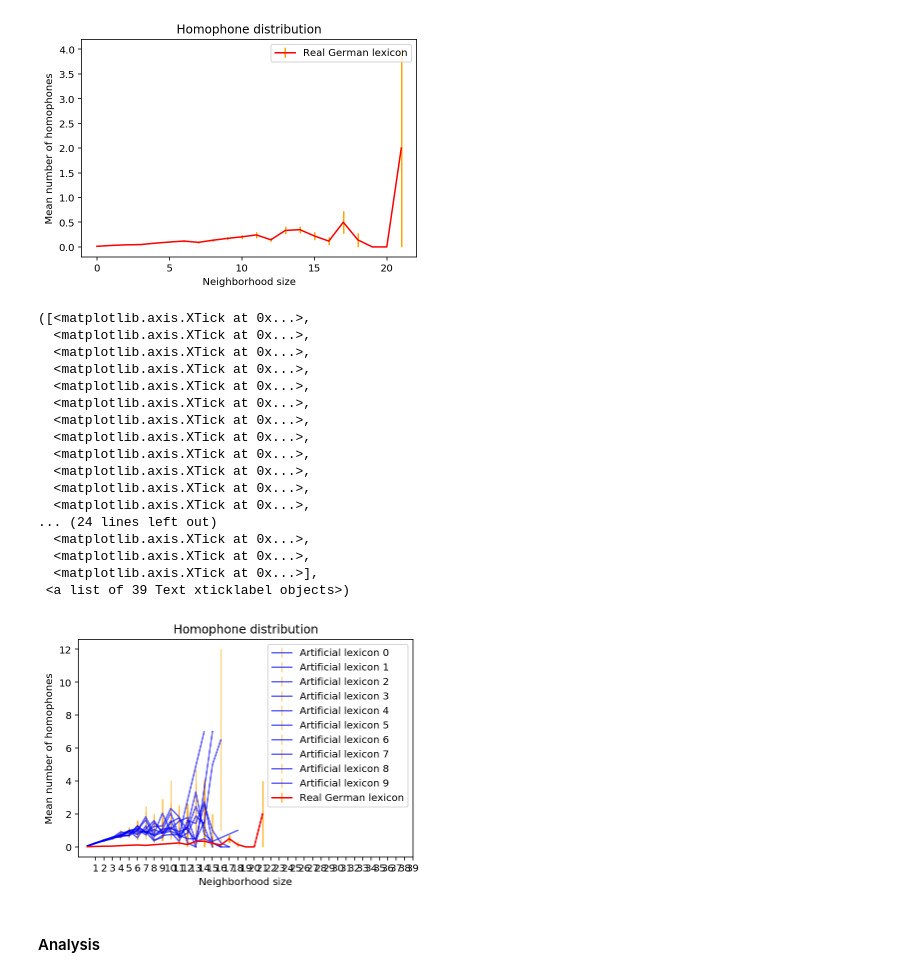
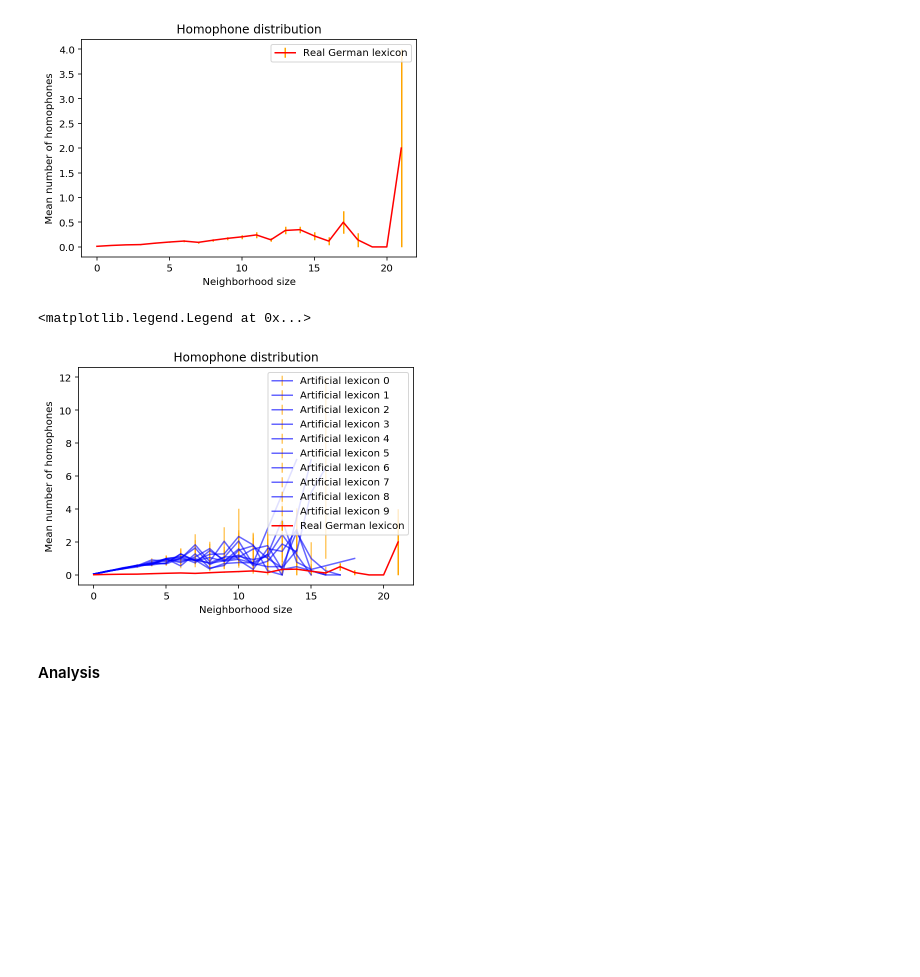
Before and after one commit to seantrott/homophone_simulations, a Jupyter notebook: minimal_pairs_analysis.ipynb, the cells around one changed output. Saved outputs shown, nothing was run; the diff lists cells and outputs as text; code cells hidden in the pictures; blank space fills up the shorter version.

```diff
--- a/minimal_pairs_analysis.ipynb
+++ b/minimal_pairs_analysis.ipynb
@@ -416,38 +428,21 @@ df_artificials = pd.concat(artificials)
 # %%
 plt.title("Homophone distribution")
 plt.xlabel("Neighborhood size")
 plt.ylabel("Mean number of homophones")
 
 for i, df in enumerate(artificials):
 
     plt.errorbar(df['num_sylls'], df['mean_homophones'], alpha = .6,
                         yerr=df['sem_homophones'], color = "blue", ecolor="orange",
                 label = "Artificial lexicon {x}".format(x=i))
 
 plt.errorbar(df_agg_real['num_sylls'], df_agg_real['mean_homophones'],
                     yerr=df_agg_real['sem_homophones'], color="red", ecolor="orange",
             label = "Real German lexicon")
 plt.legend(loc='upper right')
-plt.xticks(list(range(1, 40)))
 # %% [output]
-([<matplotlib.axis.XTick at 0x...>,
-  <matplotlib.axis.XTick at 0x...>,
-  <matplotlib.axis.XTick at 0x...>,
-  <matplotlib.axis.XTick at 0x...>,
-  <matplotlib.axis.XTick at 0x...>,
-  <matplotlib.axis.XTick at 0x...>,
-  <matplotlib.axis.XTick at 0x...>,
-  <matplotlib.axis.XTick at 0x...>,
-  <matplotlib.axis.XTick at 0x...>,
-  <matplotlib.axis.XTick at 0x...>,
-  <matplotlib.axis.XTick at 0x...>,
-  <matplotlib.axis.XTick at 0x...>,
-... (24 lines left out)
-  <matplotlib.axis.XTick at 0x...>,
-  <matplotlib.axis.XTick at 0x...>,
-  <matplotlib.axis.XTick at 0x...>],
- <a list of 39 Text xticklabel objects>)
+<matplotlib.legend.Legend at 0x...>
-[figure, old version]
+[figure, new version]
 # %% [markdown]
 #### Analysis
 # %%
```
Also changed, not shown: parts of 11 cells of this notebook, 1 other file.
